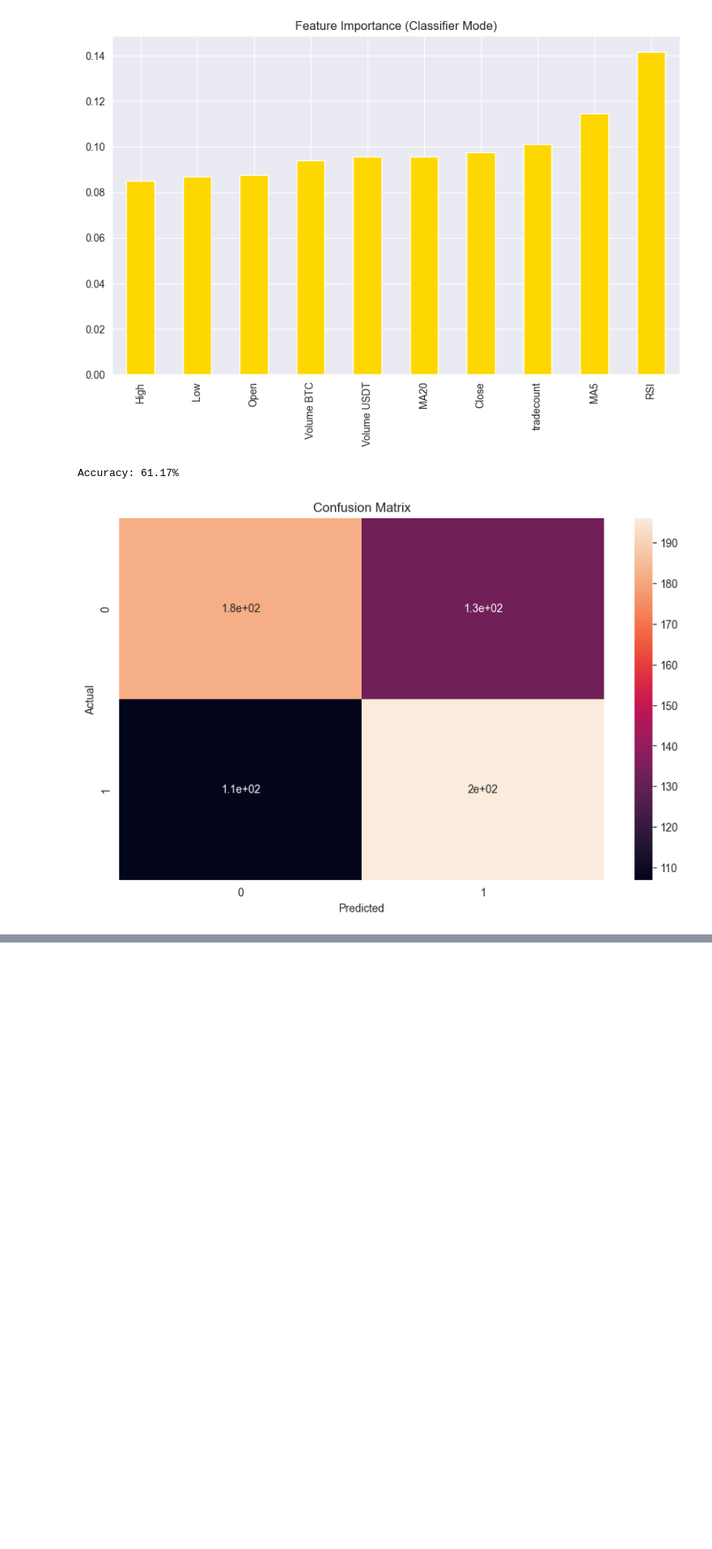
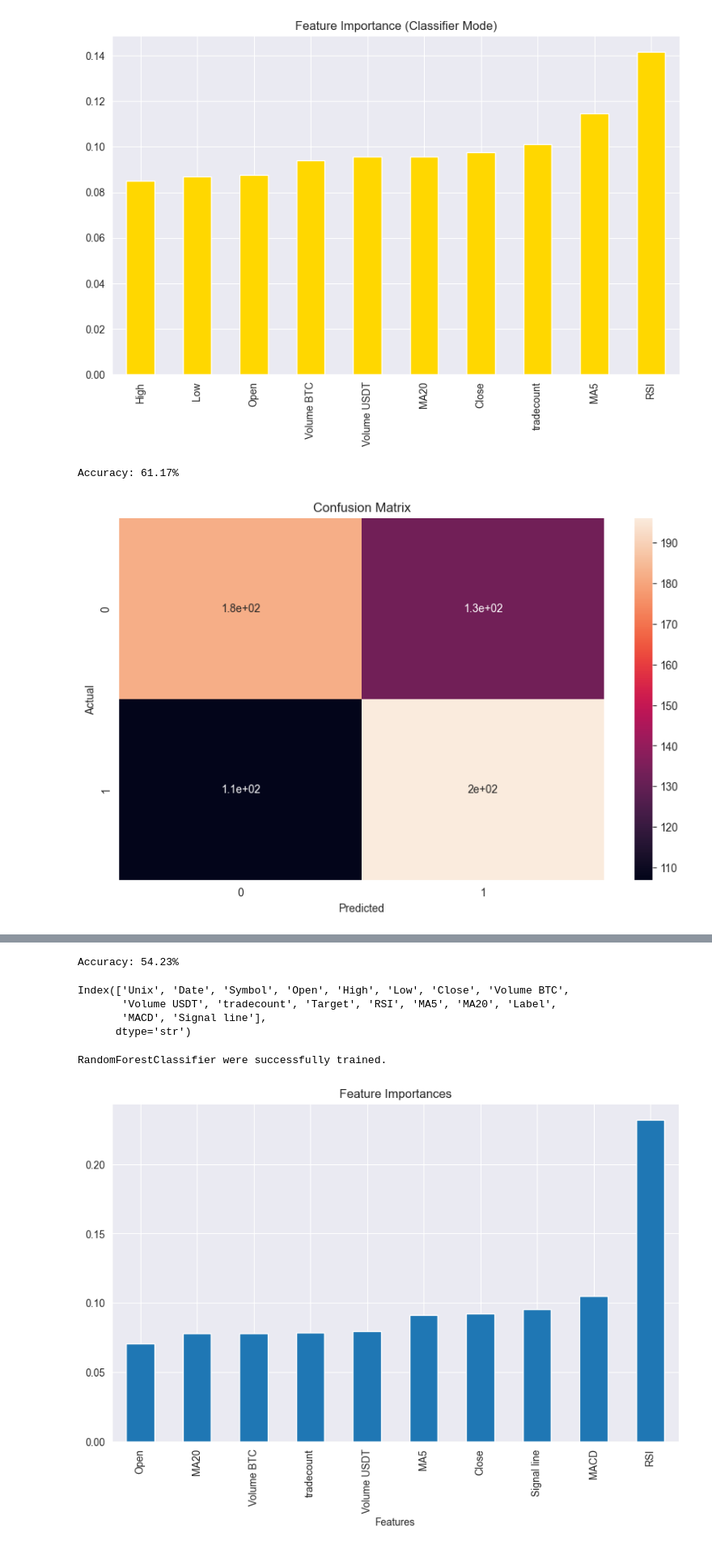
Before and after one commit to Artarazaz/BTC-predection-model, a Jupyter notebook: notebooks/data_preprocesing.ipynb, the cells around one changed output, grey strips where cells are left out. Shown at 81% size. Saved outputs shown, nothing was run; the diff lists cells and outputs as text; code cells hidden in the pictures; blank space fills up the shorter version.

```diff
--- a/notebooks/data_preprocesing.ipynb
+++ b/notebooks/data_preprocesing.ipynb
@@ -562,0 +597,38 @@ df_with_macd.dropna(inplace=True)
+# %%
+y_pred = RFC.predict(x_test)
+accuracy = accuracy_score(y_test, y_pred)
+print(f"Accuracy: {accuracy:.2%}")
+# %% [output]
+Accuracy: 54.23%
+# %%
+df_with_macd.columns
+# %% [output]
+Index(['Unix', 'Date', 'Symbol', 'Open', 'High', 'Low', 'Close', 'Volume BTC',
+       'Volume USDT', 'tradecount', 'Target', 'RSI', 'MA5', 'MA20', 'Label',
+       'MACD', 'Signal line'],
+      dtype='str')
+# %%
+features = ['Open', 'Close', 'Volume BTC', 'Volume USDT', 'tradecount', 'RSI', 'MA5', 'MA20', 'MACD', 'Signal line']
+# %%
+x = df_with_macd[features]
+y = df_with_macd['Label']
+# %%
+x_train, x_test, y_train, y_test = train_test_split(x, y, test_size=0.2, random_state=42)
+# %%
+RFC = RandomForestClassifier(n_estimators=200, random_state=42,min_samples_leaf=7, max_depth=10, n_jobs=-1)
+RFC.fit(x_train, y_train)
+
+print("RandomForestClassifier were successfully trained.")
+# %% [output]
+RandomForestClassifier were successfully trained.
+# %%
+importances = RFC.feature_importances_
+importances_df = pd.Series(importances, index=features).sort_values(ascending=True)
+
+plt.figure(figsize=(10, 6))
+importances_df.plot(kind='bar')
+plt.xlabel('Features')
+plt.title('Feature Importances')
+plt.show()
+# %% [output]
+[figure, added]
```
Also changed, not shown: parts of 8 cells of this notebook.
